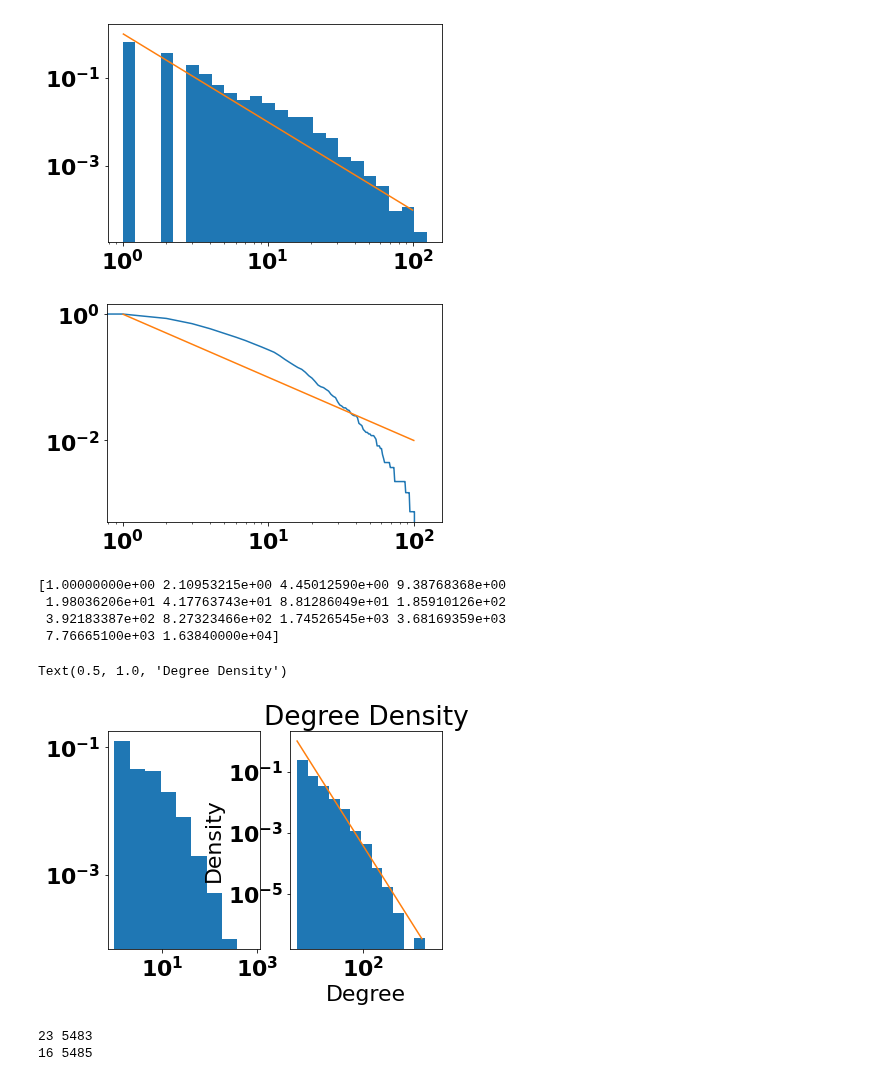
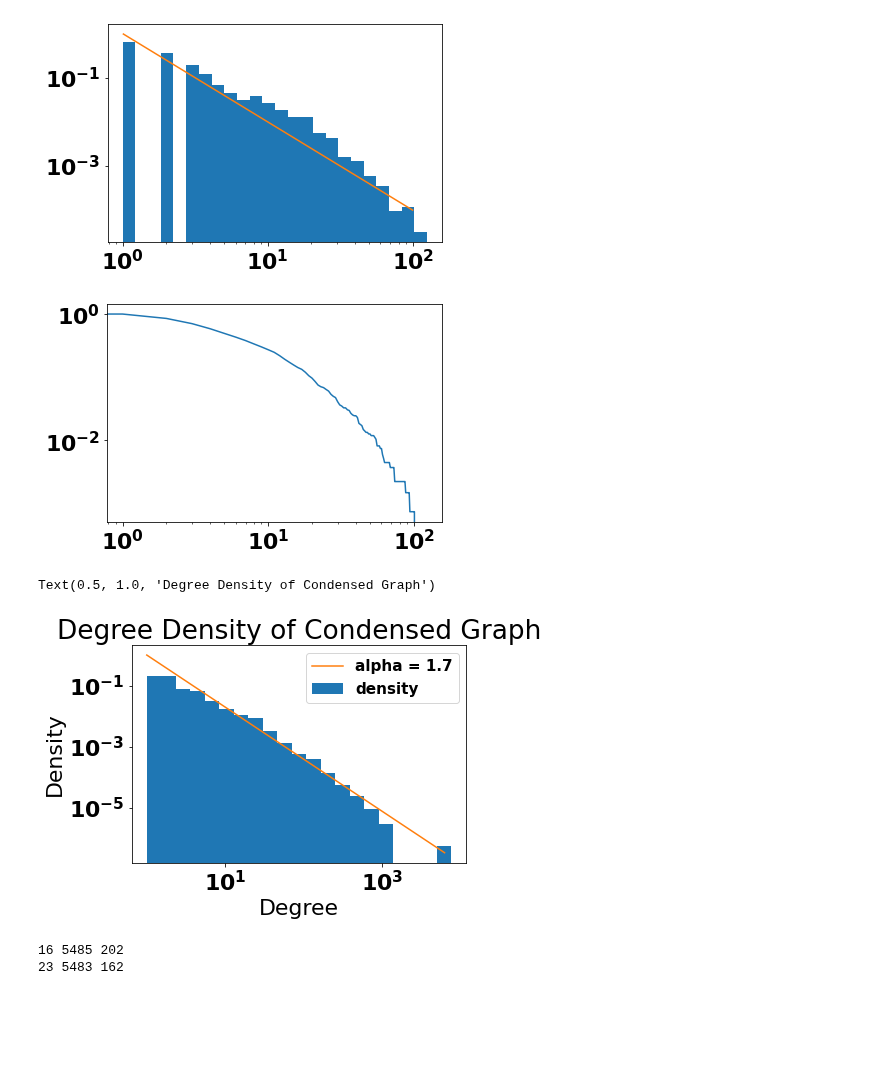
Before and after one commit to jkasimotto/PPI-Network-Analysis, a Jupyter notebook: notebooks/tamara.ipynb, the cells around one changed output. Saved outputs shown, nothing was run; the diff lists cells and outputs as text; code cells hidden in the pictures; blank space fills up the shorter version.

Commit message:
cluster network

```diff
--- a/notebooks/tamara.ipynb
+++ b/notebooks/tamara.ipynb
@@ -77,8 +141,3 @@ for c in cl:
     except KeyError:
         clusters[int(c.split(',')[1])] = [c.split(',')[2]]
         clustersize[int(c.split(',')[1])] = 1
-# %%
-for v in clusters.values():
-    print(nx.is_connected(G.subgraph(v)))
-    if len(v) == 5:
-        print(node_cl[v[0]])
@@ -136,11 +181,14 @@ nums = [np.count_nonzero(deg == i) for i in range(deg[-1]+1)]
 num = [sum(nums[:i]) for i in range(len(nums))]
 num = [(num[-1] - num[i])/num[-1] for i in range(len(num))]
 plt.plot(num)
-plt.plot(x, x**-1)
+y = []
+for i in range(len(x)):
+    y.append(1 - sum(x[:i+1]))
+plt.plot(x, y)
 plt.yscale('log')
 plt.xscale('log')
 # %% [output]
-[figure, old version]
+[figure, new version]
 # %%
 G_weighted = nx.Graph()
 #G_weighted.add_edges_from(G.edges, weight)
@@ -167,34 +215,35 @@ for edge in G_cln.edges:
     G_weighted.add_edge(edge[0], edge[1], weight = w)
 # %%
 degw = [G_weighted.degree(node, weight='weight') for node in G_weighted.nodes]
-bins = 2**(np.linspace(0,14, 14))
-print(bins)
+bins = 2**(np.linspace(0,14, 20))
+n = 20
+m = np.log2(5000)
+loglist = [2**(i*m/n) for i in range(n+2)]
+loglist.remove(loglist[1])
+
 degw.sort()
 plt.figure()
-plt.subplot(121)
-plt.hist([G.degree(node) for node in G.nodes], log = True, density = True, bins = bins[:10])
-plt.xscale('log')
-plt.subplot(122)
-plt.hist(degw, log = True, density = True, bins = bins)
+#plt.subplot(121)
+#plt.hist([G.degree()[node] for node in G.nodes], log = True, density = True, bins = loglist)
+#plt.xscale('log')
+#plt.subplot(122)
+plt.hist(degw, log = True, density = True, bins = loglist)
 plt.xscale('log')
 plt.xlabel('Degree')
 plt.ylabel('Density')
 plt.plot(np.logspace(0, 3.8, 25), np.logspace(0,3.8,25)**-1.7)
-plt.title('Degree Density')
+plt.legend(['alpha = 1.7', 'density'], fontsize = 'x-small')
+plt.title('Degree Density of Condensed Graph')
 # %% [output]
-[1.00000000e+00 2.10953215e+00 4.45012590e+00 9.38768368e+00
- 1.98036206e+01 4.17763743e+01 8.81286049e+01 1.85910126e+02
- 3.92183387e+02 8.27323466e+02 1.74526545e+03 3.68169359e+03
- 7.76665100e+03 1.63840000e+04]
+Text(0.5, 1.0, 'Degree Density of Condensed Graph')
-Text(0.5, 1.0, 'Degree Density')
-[figure, old version]
+[figure, new version]
 # %%
 for node in G_weighted.nodes:
     if G_weighted.degree(node, weight = 'weight') > 2000:
-        print(node, G_weighted.degree(node, weight='weight'))
+        print(node, G_weighted.degree(node, weight='weight'), clustersize[node])
 # %% [output]
-23 5483
-16 5485
+16 5485 202
+23 5483 162
 # %%
 subset = []
 iscluster = {}
```
Also changed, not shown: parts of 27 cells of this notebook.
